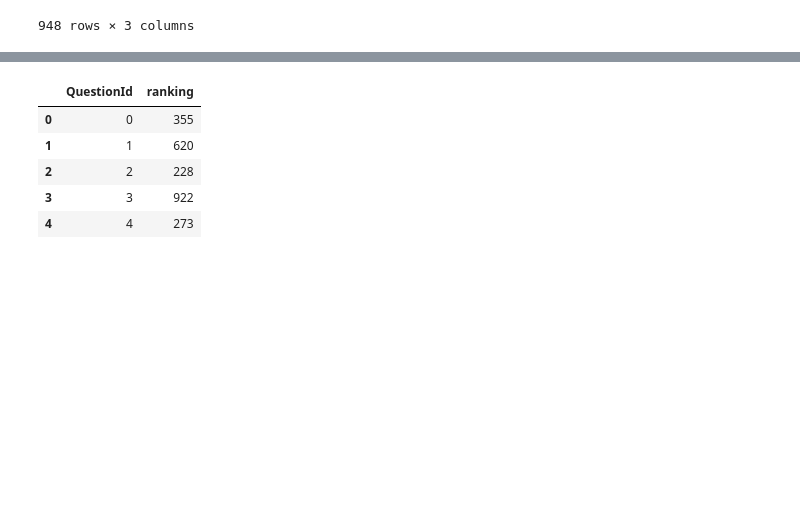
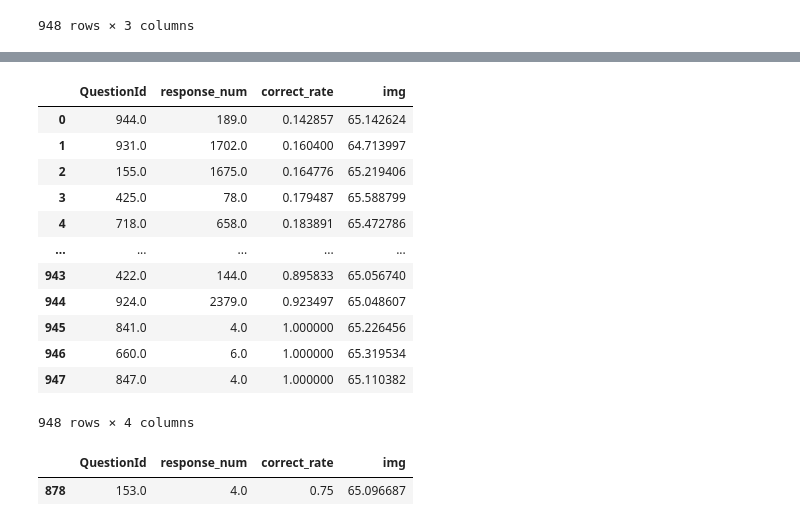
Before and after one commit to gwangmin/ml-term-prj, a Jupyter notebook: last_submission.ipynb, the cells around one changed output, grey strips where cells are left out. Saved outputs shown, nothing was run; the diff lists cells and outputs as text; code cells hidden in the pictures; blank space fills up the shorter version.

```diff
--- a/last_submission.ipynb
+++ b/last_submission.ipynb
@@ -163,13 +200 @@ corr_rate
 948 rows × 4 columns
-# %%
-# create submission
-submission = pd.read_csv('submission/template.csv')
-submission['ranking'] = corr_rate.sort_values(by=['QuestionId'])['ranking'].values
-submission.head()
-# %% [output]
-|  | QuestionId | ranking |
-| 0 | 0 | 355 |
-| 1 | 1 | 620 |
-| 2 | 2 | 228 |
-| 3 | 3 | 922 |
-| 4 | 4 | 273 |
@@ -177,0 +201,25 @@ submission.to_csv('submission/20172645.csv')
+# %%
+#
+corr_rate = pd.read_csv('corr_rate.csv')
+corr_rate = corr_rate.drop(columns=['Unnamed: 0'])
+corr_rate
+# %% [output]
+|  | QuestionId | response_num | correct_rate | img |
+| 0 | 944.0 | 189.0 | 0.142857 | 65.142624 |
+| 1 | 931.0 | 1702.0 | 0.160400 | 64.713997 |
+| 2 | 155.0 | 1675.0 | 0.164776 | 65.219406 |
+| 3 | 425.0 | 78.0 | 0.179487 | 65.588799 |
+| 4 | 718.0 | 658.0 | 0.183891 | 65.472786 |
+| ... | ... | ... | ... | ... |
+| 943 | 422.0 | 144.0 | 0.895833 | 65.056740 |
+| 944 | 924.0 | 2379.0 | 0.923497 | 65.048607 |
+| 945 | 841.0 | 4.0 | 1.000000 | 65.226456 |
+| 946 | 660.0 | 6.0 | 1.000000 | 65.319534 |
+| 947 | 847.0 | 4.0 | 1.000000 | 65.110382 |
+948 rows × 4 columns
+# %%
+best_q = corr_rate[corr_rate['QuestionId'] == best_qid]
+best_q
+# %% [output]
+|  | QuestionId | response_num | correct_rate | img |
+| 878 | 153.0 | 4.0 | 0.75 | 65.096687 |
```
Also changed, not shown: parts of 7 cells of this notebook.
